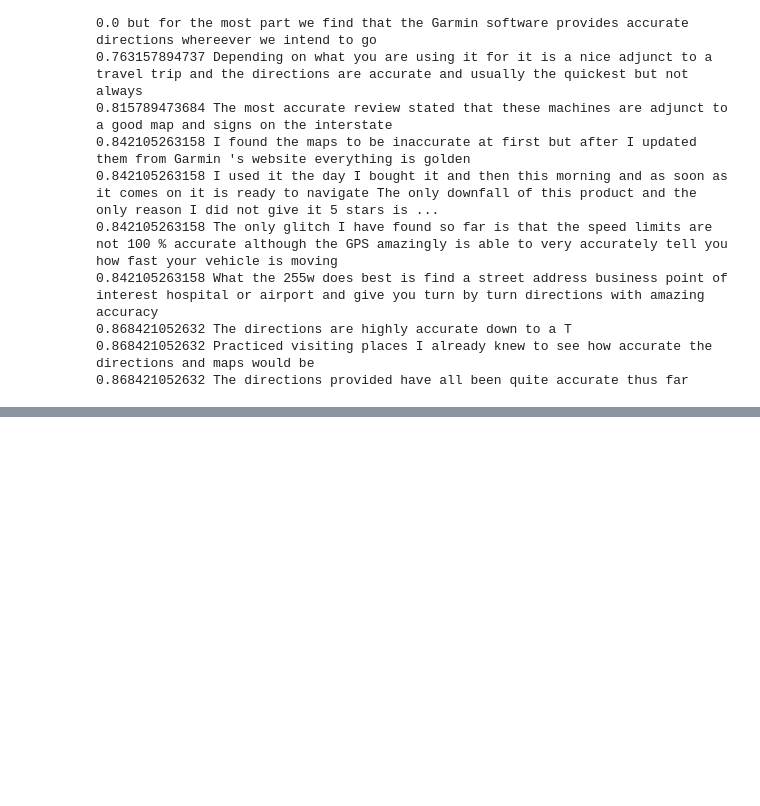
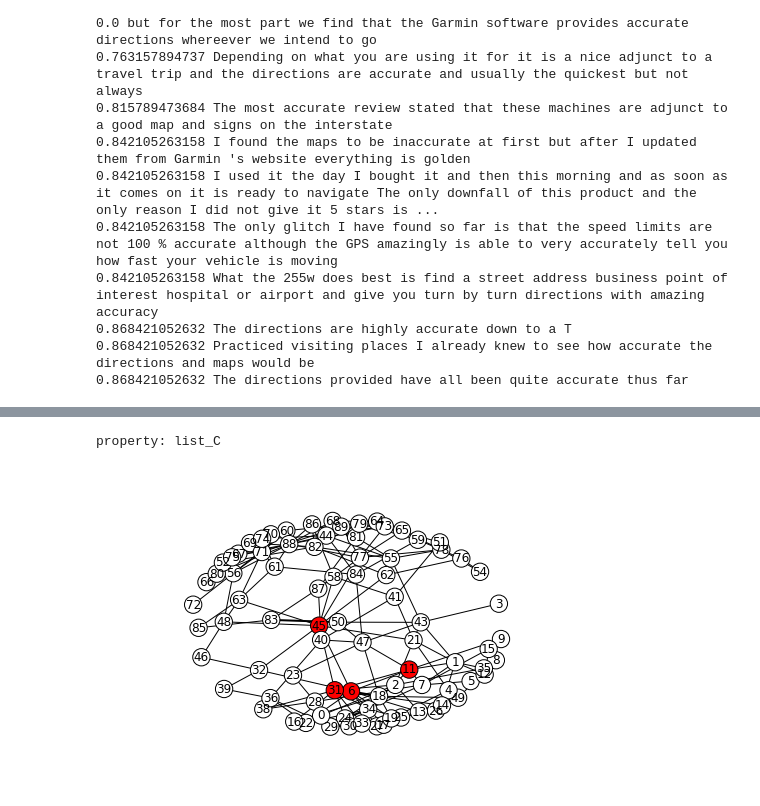
Before and after one commit to kenchin110100/submodular, a Jupyter notebook: code_test.ipynb, the cells around one changed output, grey strips where cells are left out. Cells and saved outputs as stored; diff of their text form; code cells hidden in the pictures; blank space fills up the shorter version.

```diff
--- a/code_test.ipynb
+++ b/code_test.ipynb
@@ -322,0 +405,24 @@ but for the most part we find that the Garmin software provides accurate directi
+# %%
+list_C = MGSM.list_C
+plt.figure()
+#nx.draw_networkx_nodes(Graph, pos, node_size=200, node_color='white')
+listcolor = []
+for num in Graph.nodes():
+    if num in list_C[0][1]:
+        listcolor.append('#ff0000')
+    #elif num in list_C[3][1]:
+        #listcolor.append('#ff3333')
+    #elif num in list_C[2][1]:
+        #listcolor.append('#ff6666')
+    #elif num in list_C[1][1]:
+        #listcolor.append('#ff9999')
+    #elif num in list_C[0][1]:
+        #listcolor.append('#ffcccc')
+    else:
+        listcolor.append('w')
+weights = [Graph[u][v]['weight'] for u,v in Graph.edges()]
+nx.draw(Graph, pos, with_labels=True, node_color=listcolor, width=weights*10)
+plt.show()
+# %% [output]
+property: list_C
+[figure, added]
```
Also changed, not shown: parts of 9 cells of this notebook, 7 other files.
